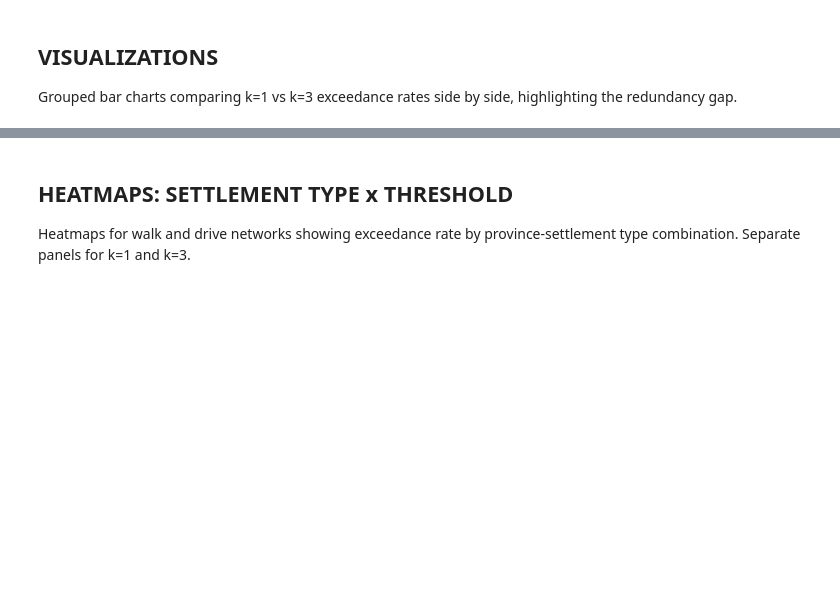
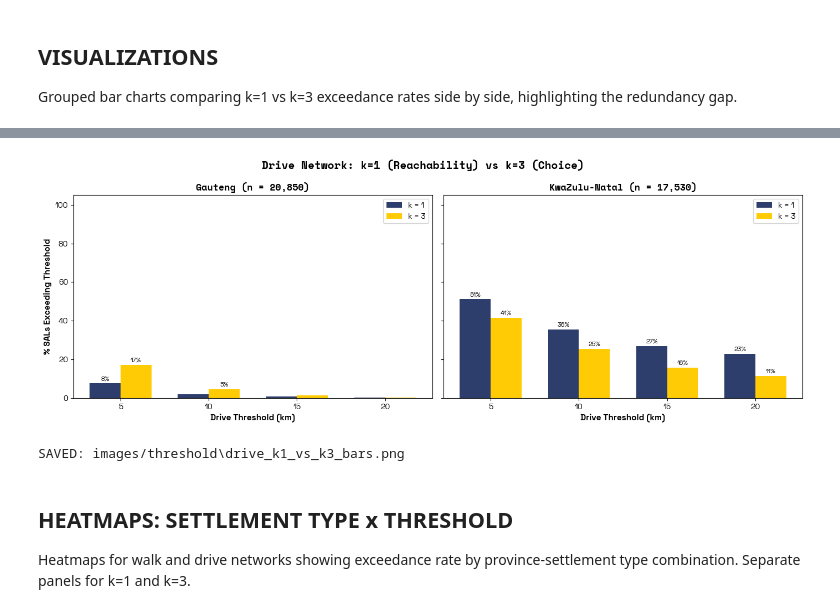
Before and after one commit to tess-vu/south-africa-healthcare, a Jupyter notebook: notebooks/network_threshold.ipynb, the cells around one changed output, grey strips where cells are left out. Saved outputs shown, nothing was run; the diff lists cells and outputs as text; code cells hidden in the pictures; blank space fills up the shorter version.

```diff
--- a/notebooks/network_threshold.ipynb
+++ b/notebooks/network_threshold.ipynb
@@ -535,36 +659,40 @@ for ax_idx, province in enumerate(["Gauteng", "KwaZulu-Natal"]):
     for j, ki in enumerate(k_vals):
         pcts = []
         for t in DRIVE_THRESHOLDS_KM:
             flag = f"exceeds_drive_k{ki}_{t}km"
             if flag in prov_df.columns:
                 pcts.append(prov_df[flag].mean() * 100)
             else:
                 pcts.append(0)
 
         offset = (j - 0.5) * width
         bars = axes[ax_idx].bar(x + offset, pcts, width, label = f"k = {ki}", color = colors[j])
 
         for bar, pct in zip(bars, pcts):
             if pct > 3:
                 axes[ax_idx].text(
                     bar.get_x() + bar.get_width() / 2, bar.get_height() + 1,
                     f"{pct:.0f}%", ha = "center", va = "bottom", fontsize = 8
                 )
 
-    axes[ax_idx].set_xlabel("Drive Threshold (km)")
+    axes[ax_idx].set_xlabel("Drive Threshold (km)", fontweight = "bold")
     axes[ax_idx].set_xticks(x)
     axes[ax_idx].set_xticklabels([f"{t}" for t in DRIVE_THRESHOLDS_KM])
-    axes[ax_idx].set_title(f"{province} (n = {n_prov:,})", fontfamily = FONT_TITLE, fontsize = 12)
+    axes[ax_idx].set_title(f"{province} (n = {n_prov:,})", fontfamily = FONT_TITLE, fontsize = 12, fontweight = "bold")
     axes[ax_idx].legend()
     axes[ax_idx].set_ylim(0, 105)
 
-axes[0].set_ylabel("% SALs Exceeding Threshold")
+axes[0].set_ylabel("% SALs Exceeding Threshold", fontweight = "bold")
 fig.suptitle("Drive Network: k=1 (Reachability) vs k=3 (Choice)",
              fontfamily = FONT_TITLE, fontsize = 14, fontweight = "bold")
 plt.tight_layout()
 plt.savefig(os.path.join(IMAGE_DIR, "drive_k1_vs_k3_bars.png"), dpi = 150, bbox_inches = "tight")
+plt.savefig(os.path.join(IMAGE_DIR, "drive_k1_vs_k3_bars_transparent.png"), dpi = 150, bbox_inches = "tight", transparent = True)
 plt.show()
 print(f"SAVED: {os.path.join(IMAGE_DIR, 'drive_k1_vs_k3_bars.png')}")
+# %% [output]
+[figure, added]
+SAVED: images/threshold\drive_k1_vs_k3_bars.png
 # %% [markdown]
 ## HEATMAPS: SETTLEMENT TYPE x THRESHOLD
 
```
Also changed, not shown: parts of 19 cells of this notebook, 27 other files.
